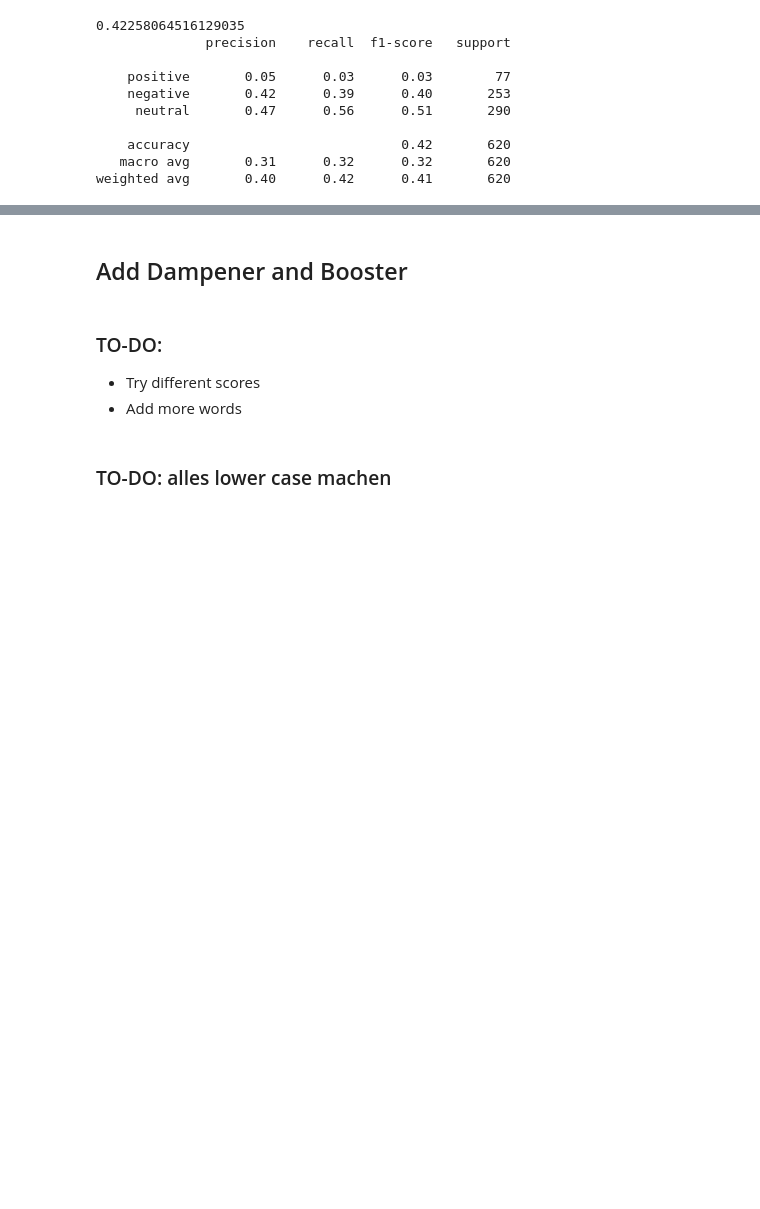
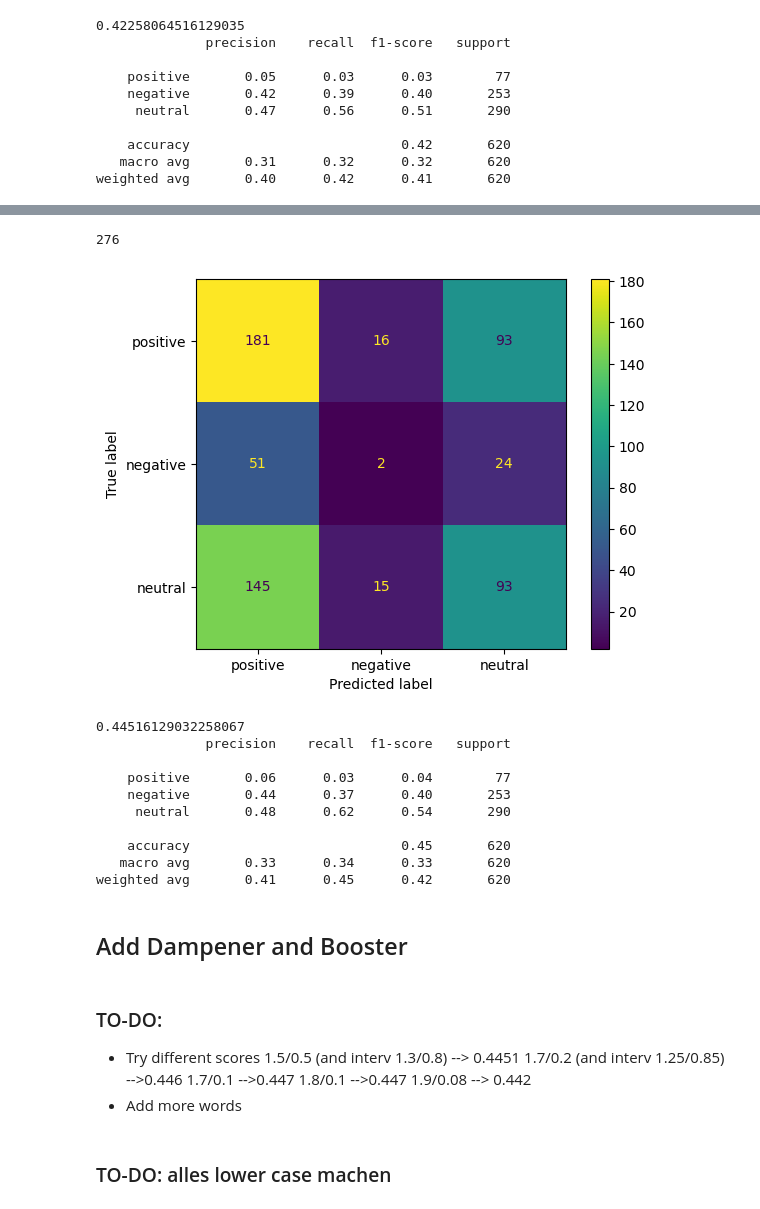
Before and after one commit to FabianDus1002/Data-Mining-Team9, a Jupyter notebook: models/stanza.ipynb, the cells around one changed output, grey strips where cells are left out. Saved outputs shown, nothing was run; the diff lists cells and outputs as text; code cells hidden in the pictures; blank space fills up the shorter version.

Commit message:
tested intervals and different boosters

```diff
--- a/models/stanza.ipynb
+++ b/models/stanza.ipynb
@@ -304,0 +333,4 @@ weighted avg       0.40      0.42      0.41       620
+# %%
+getSentiment(neutr_interv, neg_interv, data_copy5)
+name="data_I5"
+saveSentiData(name, data_copy5)
@@ -304,0 +339,3 @@ weighted avg       0.40      0.42      0.41       620
+# %%
+data_senti=readSentiData(name)
+data_senti.head()
@@ -305,8 +349,36 @@ weighted avg       0.40      0.42      0.41       620
+# %%
+print(calculateMatch(data_senti))
+# %% [output]
+276
+# %%
+evaluation(data_senti)
+# %% [output]
+[figure, added]
+0.44516129032258067
+              precision    recall  f1-score   support
+
+    positive       0.06      0.03      0.04        77
+    negative       0.44      0.37      0.40       253
+     neutral       0.48      0.62      0.54       290
+
+    accuracy                           0.45       620
+   macro avg       0.33      0.34      0.33       620
+weighted avg       0.41      0.45      0.42       620
 # %% [markdown]
 ## Add Dampener and Booster
 # %% [markdown]
 ### TO-DO:
 - Try different scores
+  1.5/0.5 (and interv 1.3/0.8)
+  --> 0.4451
+  1.7/0.2 (and interv 1.25/0.85)
+  -->0.446
+  1.7/0.1
+  -->0.447
+  1.8/0.1
+  -->0.447
+  1.9/0.08
+  --> 0.442
 - Add more words
 # %%
 # Read the Excel file into a DataFrame
```
Also changed, not shown: parts of 15 cells of this notebook.
